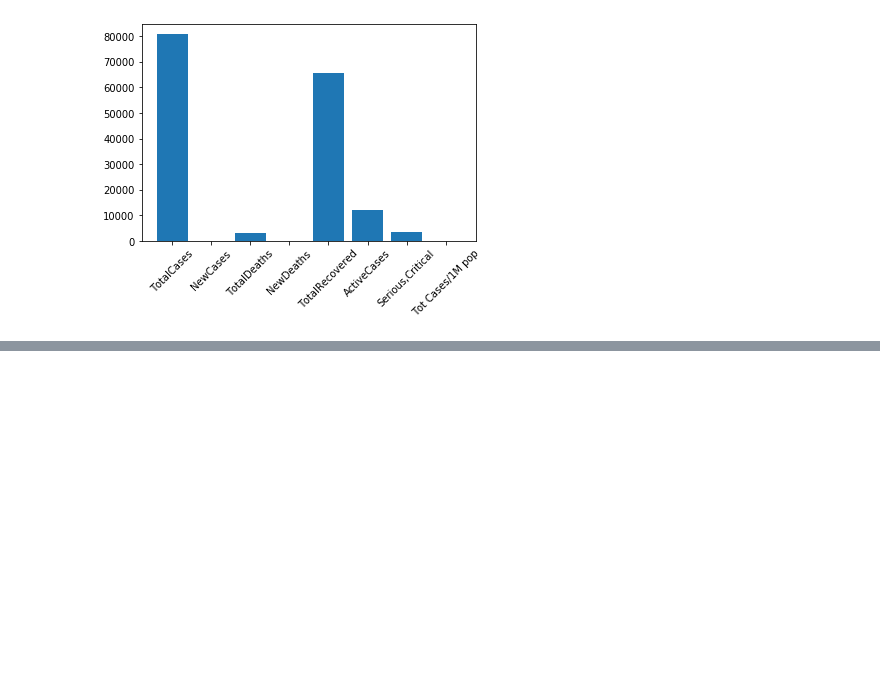
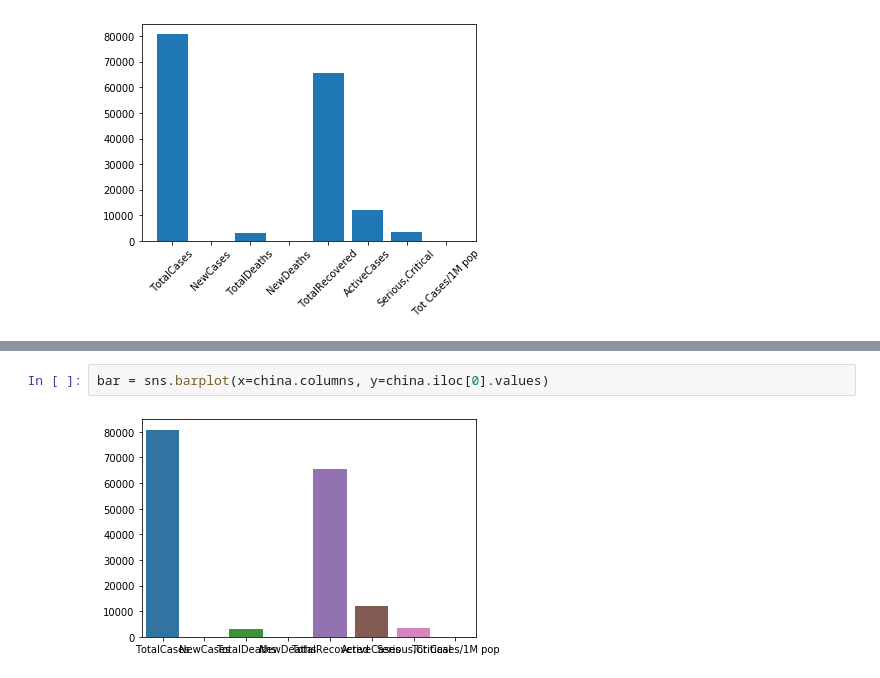
Before and after one commit to by-sabbir/covid19-stat, a Jupyter notebook: static/corona.ipynb, the cells around one changed output, grey strips where cells are left out. Cells and saved outputs as stored; diff of their text form; blank space fills up the shorter version.

```diff
--- a/static/corona.ipynb
+++ b/static/corona.ipynb
@@ -116,0 +111,4 @@ plt.xticks(range(8), china.columns, rotation=45)
+# %%
+bar = sns.barplot(x=china.columns, y=china.iloc[0].values)
+# %% [output]
+[figure, added]
```
Also changed, not shown: parts of 23 cells of this notebook, 9 other files.
